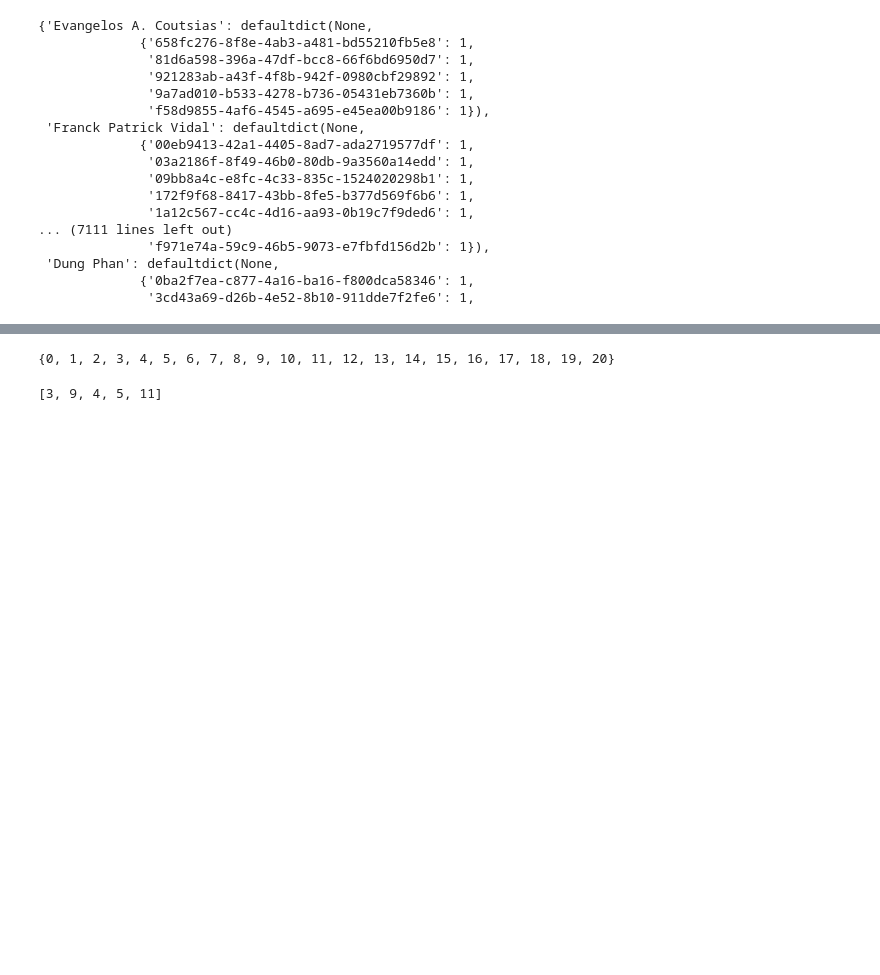
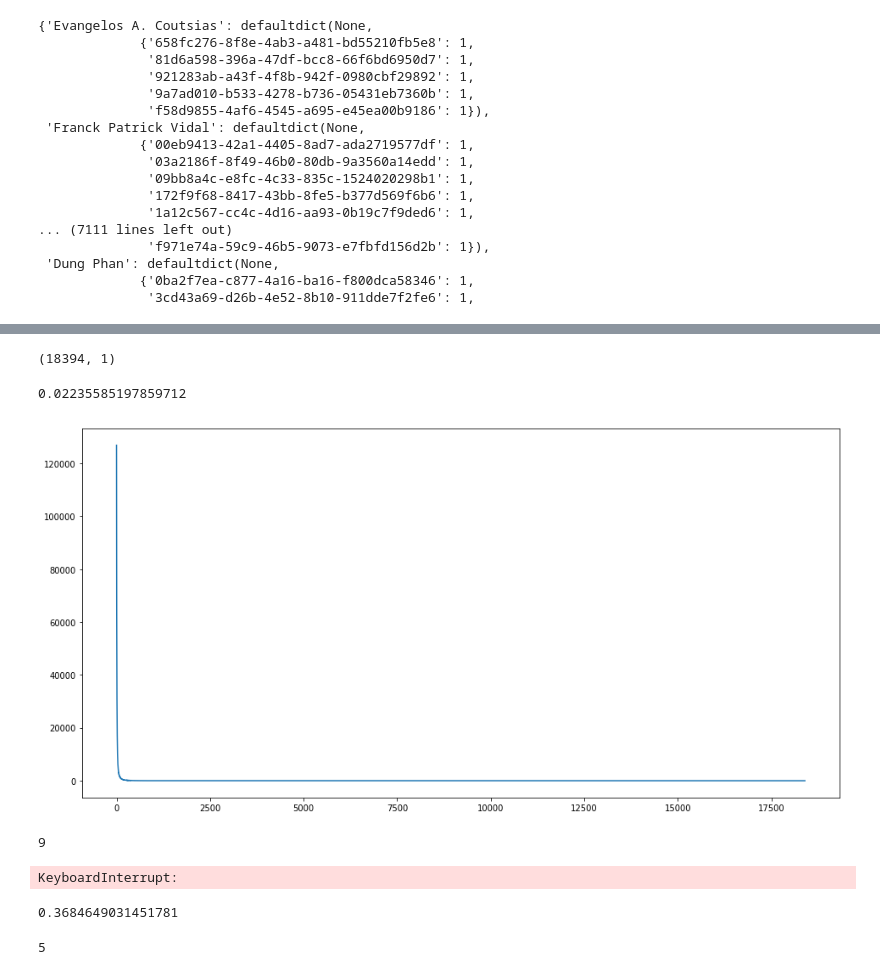
Before and after one commit to jpatrickpark/1003-project, a Jupyter notebook: notebooks/recommendationaccuracy.ipynb, the cells around one changed output, grey strips where cells are left out. Drawn from its saved outputs; the diff is of its cells as text; code cells hidden in the pictures; blank space fills up the shorter version.

```diff
--- a/notebooks/recommendationaccuracy.ipynb
+++ b/notebooks/recommendationaccuracy.ipynb
@@ -311,9 +298,0 @@ baby1.update(baby)
-# %%
-baby = set(np.arange(0,21))
-baby
-# %% [output]
-{0, 1, 2, 3, 4, 5, 6, 7, 8, 9, 10, 11, 12, 13, 14, 15, 16, 17, 18, 19, 20}
-# %%
-random.sample(baby,5)
-# %% [output]
-[3, 9, 4, 5, 11]
@@ -319,0 +303,56 @@ random.sample(baby,5)
+# %%
+random_dict = preprocess.create_user_paper_dict(debug=False)
+max_citation = 0
+min_citation = 100
+for user in random_dict:
+    if len(random_dict[user])>max_citation:
+        max_citation = len(random_dict[user])
+    if len(random_dict[user])<min_citation:
+        min_citation = len(random_dict[user])
+
+max_citation, min_citation
+# %% [output]
+(18394, 1)
+# %%
+counts = np.zeros(max_citation)
+for user in random_dict:
+    counts[len(random_dict[user])-1]+=1
+
+plt.plot(counts)
+
+L = counts.dot(np.arange(max_citation)+1)
+n = 5
+counts[0:n].dot(np.arange(n)+1)/L
+# %% [output]
+0.02235585197859712
+[figure, added]
+# %%
+num_users = sum(counts)
+counter = 0
+for i,each in enumerate(counts):
+    counter += each
+    if counter > num_users/2:
+        print(i)
+        break
+# %% [output]
+9
+# %%
+user_paper_dict = preprocess.create_user_paper_dict(debug=True)
+all_nonzero_entries = set()
+all_users_set = set(user_paper_dict.keys())
+users_to_be_prevented = set()
+papers_to_be_prevented = set()
+
+for user in user_paper_dict:
+    if len(user_paper_dict[user]) < 2:
+        users_to_be_prevented.add(user)
+    for paper in user_paper_dict[user]:
+        all_nonzero_entries.add((user,paper,user_paper_dict[user][paper]))
+        cited_by_how_many = 0
+        for userrr in user_paper_dict:
+            if paper in user_paper_dict[userrr]:
+                cited_by_how_many += 1
+        if cited_by_how_many < 2:
+            papers_to_be_prevented.add(paper)
+# %% [output]
+KeyboardInterrupt:
@@ -319,0 +374,11 @@ random.sample(baby,5)
+# %%
+L = len(all_nonzero_entries)
+M = len(entries_to_be_prevented)
+x = test_size/(1 - M/L)
+1-M/L
+# %% [output]
+0.3684649031451781
+# %%
+round(5.4)
+# %% [output]
+5
```
Also changed, not shown: parts of 46 cells of this notebook, 1 other file.
